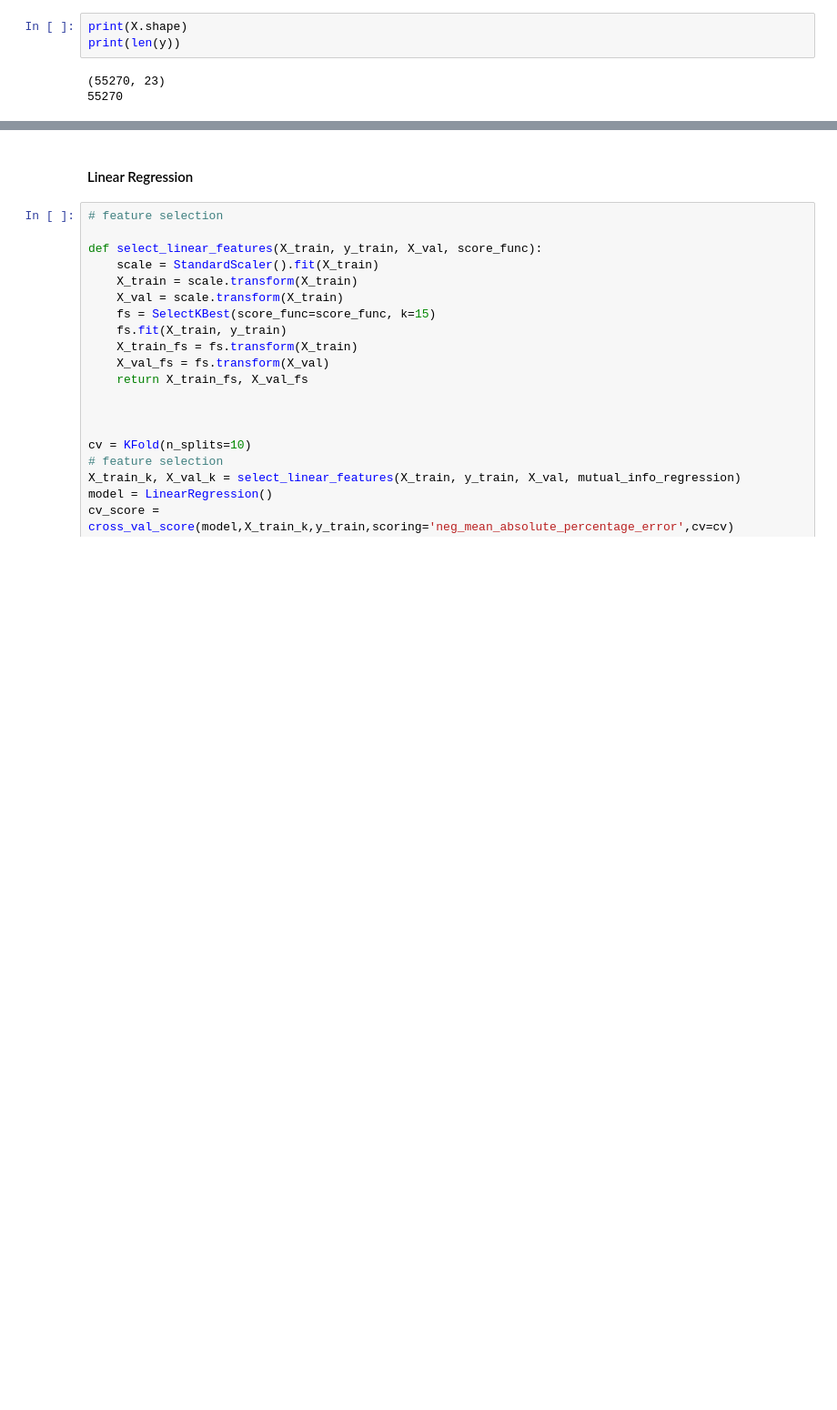
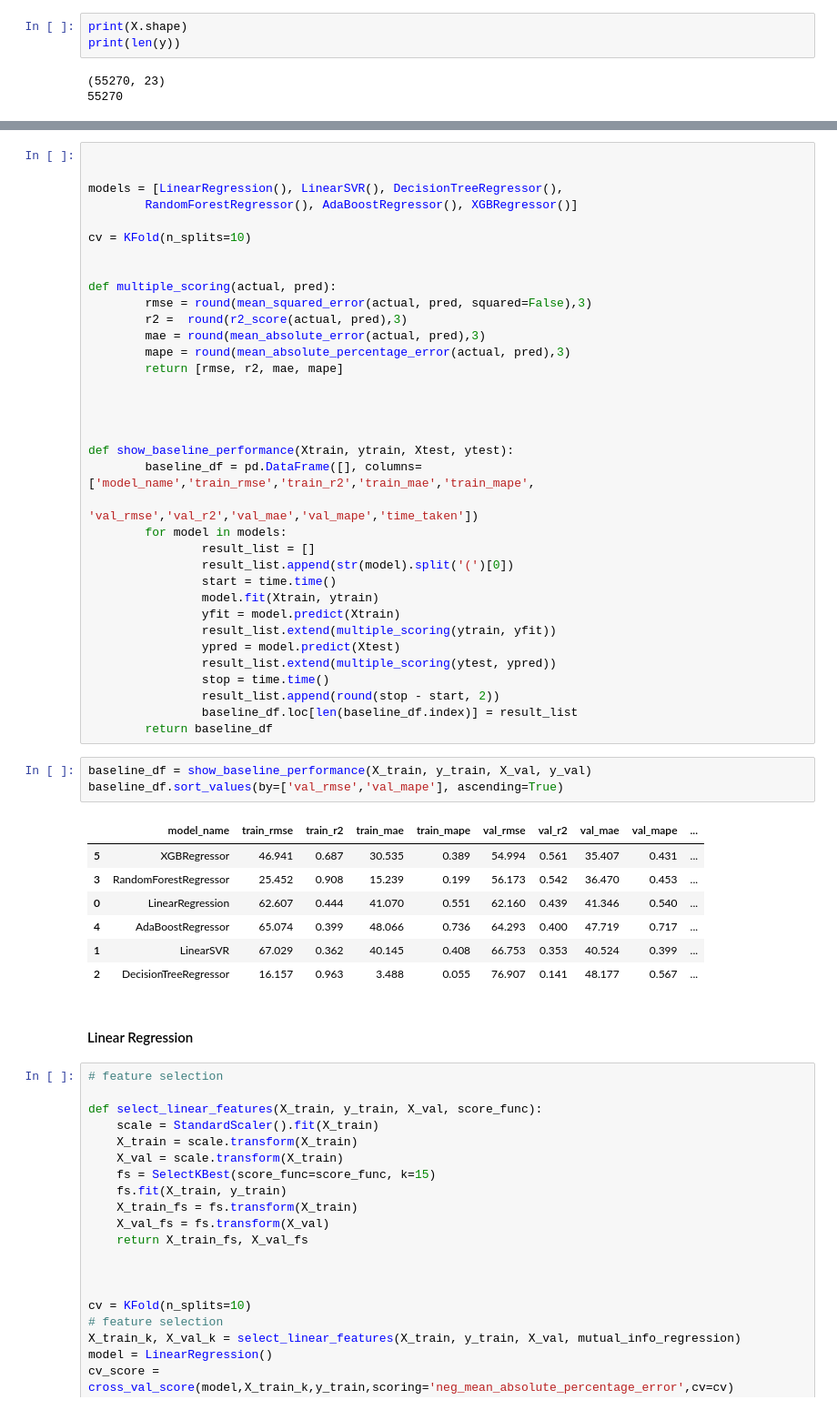
Before and after one commit to mathguy-r/adams-sose22, a Jupyter notebook: training.ipynb, the cells around one changed output, grey strips where cells are left out. Shown at 91% size. Drawn from its saved outputs; the diff is of its cells as text; blank space fills up the shorter version.

Commit message:
updated training notebook

```diff
--- a/training.ipynb
+++ b/training.ipynb
@@ -109,3 +146,49 @@ X_train, X_val,y_train,y_val = train_test_split(X,y, test_size=0.2, random_state
+# %%
+
+
+models = [LinearRegression(), LinearSVR(), DecisionTreeRegressor(),
+        RandomForestRegressor(), AdaBoostRegressor(), XGBRegressor()]
+
+cv = KFold(n_splits=10)
+
+
+def multiple_scoring(actual, pred):
+        rmse = round(mean_squared_error(actual, pred, squared=False),3)
+        r2 =  round(r2_score(actual, pred),3)
+        mae = round(mean_absolute_error(actual, pred),3)
+        mape = round(mean_absolute_percentage_error(actual, pred),3)
+        return [rmse, r2, mae, mape]
+
+
+
+
+def show_baseline_performance(Xtrain, ytrain, Xtest, ytest):
+        baseline_df = pd.DataFrame([], columns=['model_name','train_rmse','train_r2','train_mae','train_mape',
+                                                'val_rmse','val_r2','val_mae','val_mape','time_taken'])
+        for model in models:
+                result_list = []
+                result_list.append(str(model).split('(')[0])
+                start = time.time()
+                model.fit(Xtrain, ytrain)
+                yfit = model.predict(Xtrain)
+                result_list.extend(multiple_scoring(ytrain, yfit))
+                ypred = model.predict(Xtest)
+                result_list.extend(multiple_scoring(ytest, ypred))
+                stop = time.time()
+                result_list.append(round(stop - start, 2))
+                baseline_df.loc[len(baseline_df.index)] = result_list
+        return baseline_df
+# %%
+baseline_df = show_baseline_performance(X_train, y_train, X_val, y_val)
+baseline_df.sort_values(by=['val_rmse','val_mape'], ascending=True)
+# %% [output]
+|  | model_name | train_rmse | train_r2 | train_mae | train_mape | val_rmse | val_r2 | val_mae | val_mape | ... |
+| 5 | XGBRegressor | 46.941 | 0.687 | 30.535 | 0.389 | 54.994 | 0.561 | 35.407 | 0.431 | ... |
+| 3 | RandomForestRegressor | 25.452 | 0.908 | 15.239 | 0.199 | 56.173 | 0.542 | 36.470 | 0.453 | ... |
+| 0 | LinearRegression | 62.607 | 0.444 | 41.070 | 0.551 | 62.160 | 0.439 | 41.346 | 0.540 | ... |
+| 4 | AdaBoostRegressor | 65.074 | 0.399 | 48.066 | 0.736 | 64.293 | 0.400 | 47.719 | 0.717 | ... |
+| 1 | LinearSVR | 67.029 | 0.362 | 40.145 | 0.408 | 66.753 | 0.353 | 40.524 | 0.399 | ... |
+| 2 | DecisionTreeRegressor | 16.157 | 0.963 | 3.488 | 0.055 | 76.907 | 0.141 | 48.177 | 0.567 | ... |
 # %% [markdown]
 #### Linear Regression
 # %%
```
Also changed, not shown: parts of 23 cells of this notebook, 1 other file.
